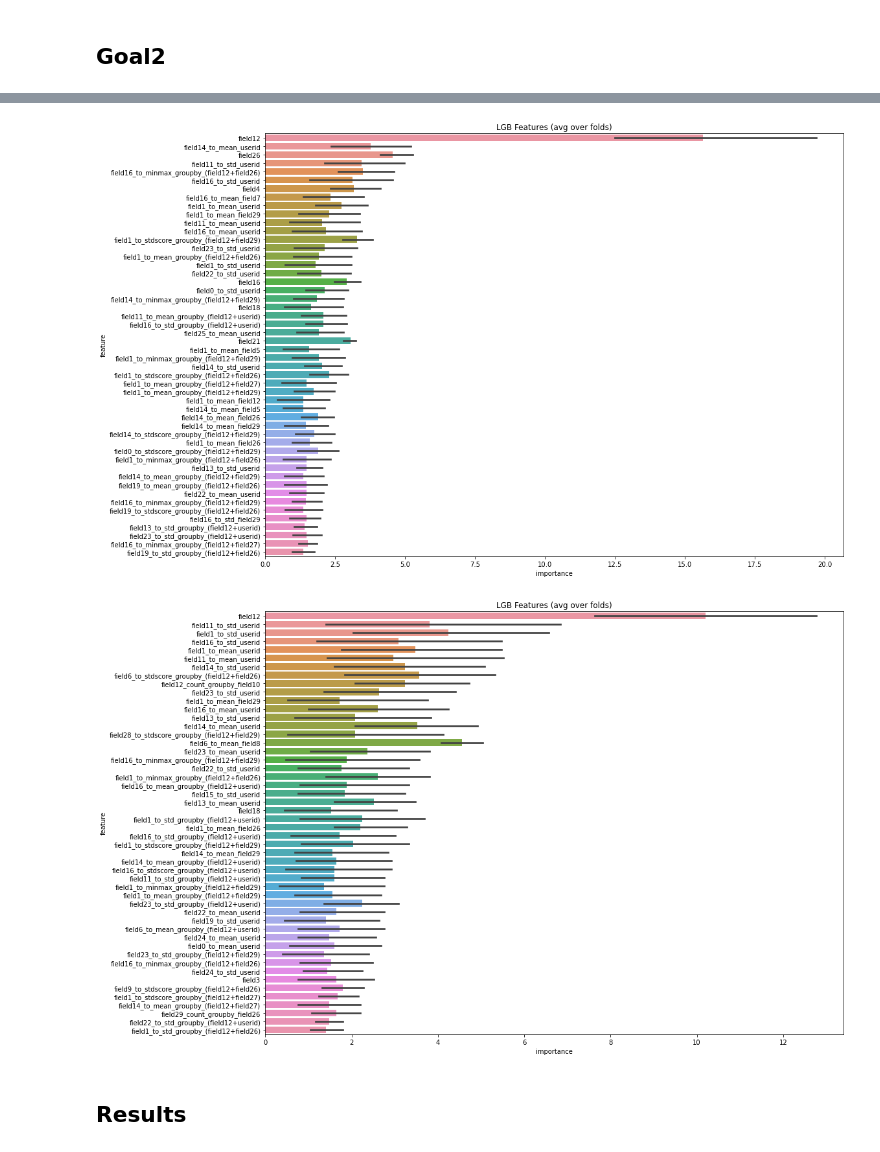
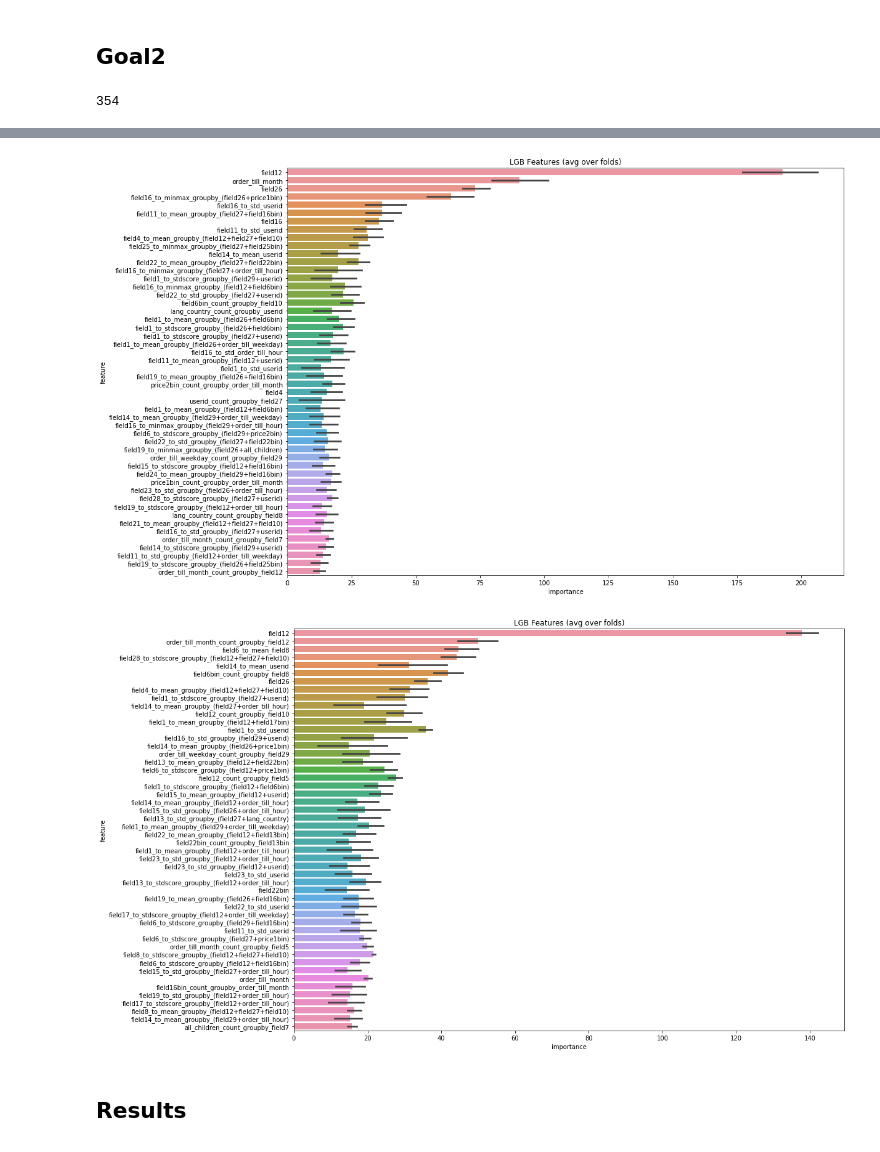
Before and after one commit to annabaydina/12trip, a Jupyter notebook: XX_Training.ipynb, the cells around one changed output, grey strips where cells are left out. Cells and saved outputs as stored; diff of their text form; code cells hidden in the pictures.

```diff
--- a/XX_Training.ipynb
+++ b/XX_Training.ipynb
@@ -22,6 +22,9 @@ best_features['userid'] = data['userid']
 # %%
 for i in range(30):
     best_features[f'field{i}'] = data[f'field{i}']
+for i in range(1,6):
+    best_features[f'indicator_goal2{i}'] = data[f'indicator_goal2{i}']
+    best_features[f'goal2{i}'] = data[f'goal2{i}']
 # %%
 for col in best_features.columns:
     if best_features[col].dtypes.name == 'object':
@@ -55,0 +155,2 @@ gc.collect()
+# %%
+y = y.astype(np.uint8)
@@ -324,6 +491,10 @@ sub.reset_index(drop=True).set_index('orderid').to_csv(f'temp/submission-{t}.csv
 exclude_features_from_training = ['indicator_goal21', 'indicator_goal22', 'indicator_goal23',
        'indicator_goal24', 'indicator_goal25', 'goal21', 'goal22', 'goal23',
        'goal24', 'goal25', 'goal1','userid',]
+# %%
+gc.collect()
+# %% [output]
+354
 # %%
 sub2 = pd.read_csv('data/onetwotrip_challenge_sub2.csv')
 # %%
@@ -332,33 +503,48 @@ sub2 = pd.DataFrame(0, columns=sub2.columns, index=sub2.index)
 # %%
 from sklearn.model_selection import GroupKFold, KFold
 
-data = p.data['data']
+data = best_features
 for i_goal in range(1,6):
     print ("Goal ", i_goal)
     data_filtered = data[data[f'indicator_goal2{i_goal}'] == 1]
     X = data_filtered[data_filtered[f'goal2{i_goal}']>=0].drop([f'goal2{i_goal}'], axis=1)
-    y = data_filtered[data_filtered[f'goal2{i_goal}']>=0][f'goal2{i_goal}']
+    y = data_filtered[data_filtered[f'goal2{i_goal}']>=0][f'goal2{i_goal}'].astype(np.uint8)
+    del data_filtered
+    gc.collect()
     test=data[data[f'goal2{i_goal}']<0]
     train_features = [f for f in data.columns if f not in exclude_features_from_training]
 
 
     NFOLDS = 5
-    folds = GroupKFold(n_splits=NFOLDS)
+    folds = RepeatedStratifiedGroupKFold(n_splits=NFOLDS)
     params = {
-              'objective': 'binary',
-              "metric": 'auc',
-              "verbosity": -1,
+          "verbosity": -1,
+          'num_leaves': 491,
+          'min_child_weight': 0.03454472573214212,
+          'feature_fraction': 0.3797454081646243,
+          'bagging_fraction': 0.4181193142567742,
+          'min_data_in_leaf': 106,
+          'objective': 'binary',
+          'max_depth': 4,
+          'learning_rate': 0.005,
+          "boosting_type": "gbdt",
+          "bagging_seed": 11,
+          "metric": 'auc',
+          "verbosity": -1,
+          'reg_alpha': 0.3899927210061127,
+          'reg_lambda': 0.6485237330340494,
+          'random_state': 47
              }
     train_options = {
-            "model_type":'lgb',
-            "params": params,
-            "eval_metric":'auc',
-            'early_stopping_rounds': 100,
-            'n_estimators': 500,
-            'averaging': 'rank',
-            'use_groups': False,
-            'fold_name': folds.__class__.__name__,
-            'n_splits': NFOLDS
+        "model_type":'lgb',
+        "params": params,
+        "eval_metric":'auc',
+        'early_stopping_rounds': 100,
+        'n_estimators': 3000,
+        'averaging': 'rank',
+        'use_groups': False,
+        'fold_name': folds.__class__.__name__,
+        'n_splits': NFOLDS
         }
 
     result_dict = train_model_classification_vb( X=X,
@@ -378,6 +564,6 @@ for i_goal in range(1,6):
 
 import datetime
 t = datetime.datetime.now().strftime("%m-%d-%H-%M")
-sub2.reset_index(drop=True).to_csv(f'{p.working_folder}/submission2-{t}.csv')
+sub2.reset_index(drop=True).to_csv(f'temp/submission2-{t}.csv')
 # %% [output]
 Goal  1
@@ -403,4 +589,4 @@ CV mean score: 0.9016, std: 0.0060.
-[figure, old version]
+[figure, new version]
-[figure, old version]
+[figure, new version]
 # %%
 t = datetime.datetime.now().strftime("%m-%d-%H-%M")
```
Also changed, not shown: parts of 8 cells of this notebook.
